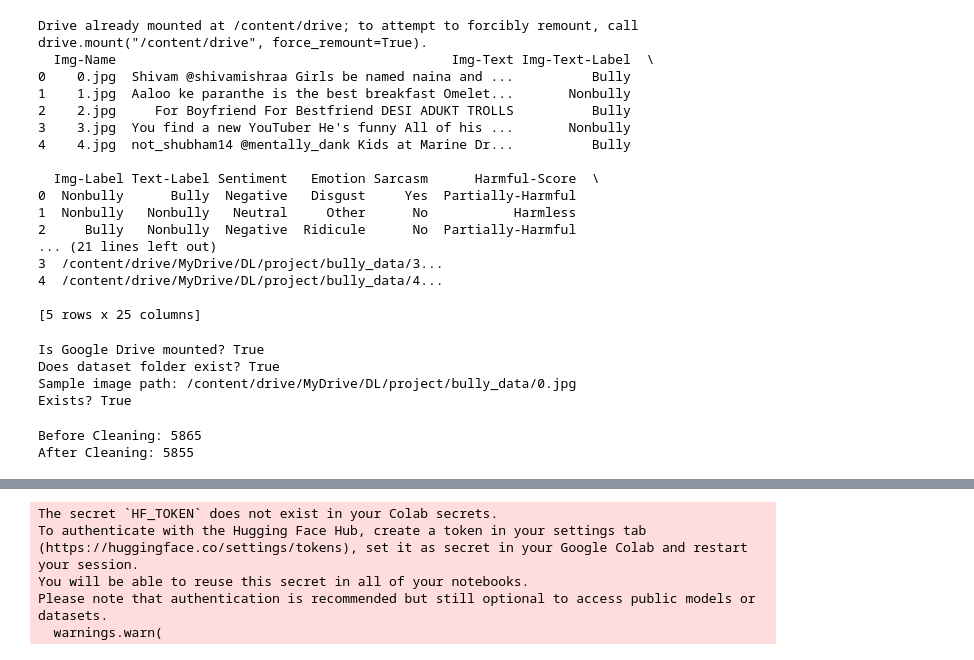
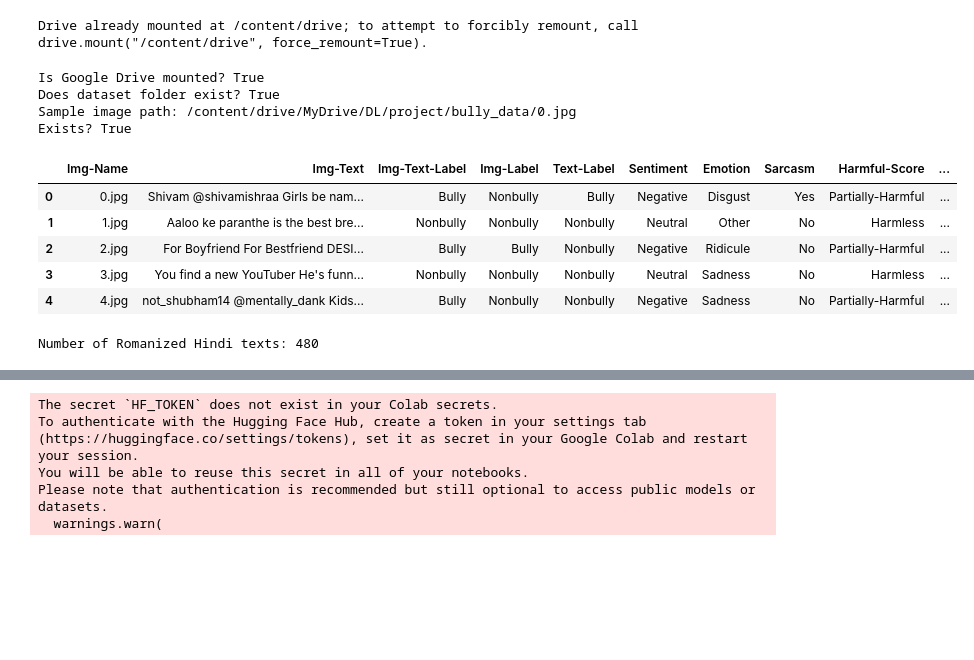
Before and after one commit to kavyakalivarapu-lab/kavya.github.io, a Jupyter notebook: CB_latest.ipynb, the cells around one changed output, grey strips where cells are left out. Drawn from its saved outputs; the diff is of its cells as text; code cells hidden in the pictures; blank space fills up the shorter version.

```diff
--- a/CB_latest.ipynb
+++ b/CB_latest.ipynb
@@ -114,27 +105,8 @@ df = pd.read_csv(os.path.join(DATASET_PATH, "Cyberbully_corrected_emotion_sentim
 
 # Add full image paths
 df["image_path"] = df["Img-Name"].astype(str).apply(lambda x: os.path.join(IMAGE_FOLDER, x))
-
-# Preview dataset
-print(df.head())
 # %% [output]
 Drive already mounted at /content/drive; to attempt to forcibly remount, call drive.mount("/content/drive", force_remount=True).
-  Img-Name                                           Img-Text Img-Text-Label  \
-0    0.jpg  Shivam @shivamishraa Girls be named naina and ...          Bully
-1    1.jpg  Aaloo ke paranthe is the best breakfast Omelet...       Nonbully
-2    2.jpg     For Boyfriend For Bestfriend DESI ADUKT TROLLS          Bully
-3    3.jpg  You find a new YouTuber He's funny All of his ...       Nonbully
-4    4.jpg  not_shubham14 @mentally_dank Kids at Marine Dr...          Bully
-
-  Img-Label Text-Label Sentiment   Emotion Sarcasm      Harmful-Score  \
-0  Nonbully      Bully  Negative   Disgust     Yes  Partially-Harmful
-1  Nonbully   Nonbully   Neutral     Other      No           Harmless
-2     Bully   Nonbully  Negative  Ridicule      No  Partially-Harmful
-... (21 lines left out)
-3  /content/drive/MyDrive/DL/project/bully_data/3...
-4  /content/drive/MyDrive/DL/project/bully_data/4...
-
-[5 rows x 25 columns]
 # %%
 # Debugging: Check if dataset and images exist
 print("Is Google Drive mounted?", os.path.exists("/content/drive/MyDrive"))
@@ -167,5 +121,28 @@ def clean_data(dataframe):
-# %%
-df = clean_data(df)
-# %% [output]
-Before Cleaning: 5865
-After Cleaning: 5855
+# %%
+# Remove unnecessary columns
+unwanted_columns = ["Unnamed: 10", "Unnamed: 12", "Unnamed: 13", "Unnamed: 14", "Unnamed: 15", "Unnamed: 16", "Unnamed: 17", "Bully", "Negative", "Happiness", "Yes", "Harmless", "Individual", "Doubtful","Target"]
+df = df.drop(columns=[col for col in unwanted_columns if col in df.columns])
+# %%
+df.head()
+# %% [output]
+|  | Img-Name | Img-Text | Img-Text-Label | Img-Label | Text-Label | Sentiment | Emotion | Sarcasm | Harmful-Score | ... |
+| 0 | 0.jpg | Shivam @shivamishraa Girls be nam... | Bully | Nonbully | Bully | Negative | Disgust | Yes | Partially-Harmful | ... |
+| 1 | 1.jpg | Aaloo ke paranthe is the best bre... | Nonbully | Nonbully | Nonbully | Neutral | Other | No | Harmless | ... |
+| 2 | 2.jpg | For Boyfriend For Bestfriend DESI... | Bully | Bully | Nonbully | Negative | Ridicule | No | Partially-Harmful | ... |
+| 3 | 3.jpg | You find a new YouTuber He's funn... | Nonbully | Nonbully | Nonbully | Neutral | Sadness | No | Harmless | ... |
+| 4 | 4.jpg | not_shubham14 @mentally_dank Kids... | Bully | Nonbully | Nonbully | Negative | Sadness | No | Partially-Harmful | ... |
+# %%
+def is_romanized_hindi(text):
+    try:
+        lang = detect(text)
+        return lang == "id"  # Romanized Hindi is often misclassified as "id"
+    except:
+        return False
+
+# Count Romanized Hindi texts
+df["is_roman_hindi"] = df["Img-Text"].apply(is_romanized_hindi)
+num_roman_hindi = df["is_roman_hindi"].sum()
+
+print(f"Number of Romanized Hindi texts: {num_roman_hindi}")
+# %% [output]
+Number of Romanized Hindi texts: 480
```
Also changed, not shown: parts of 27 cells of this notebook.
